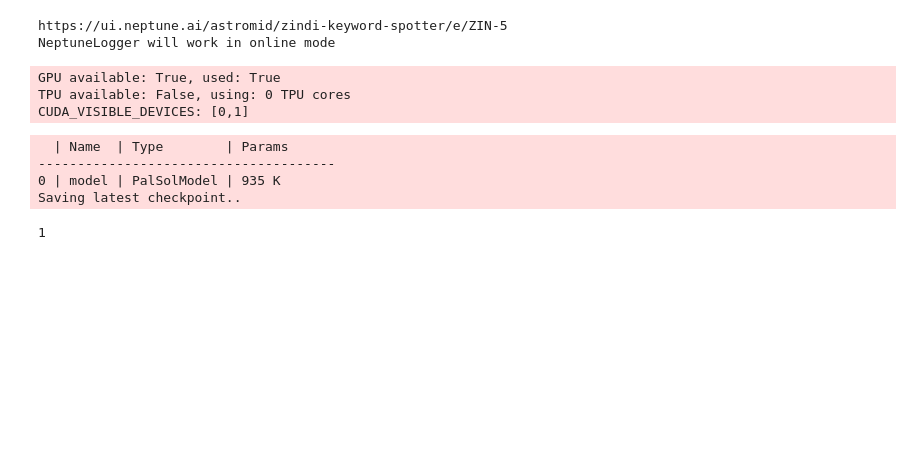
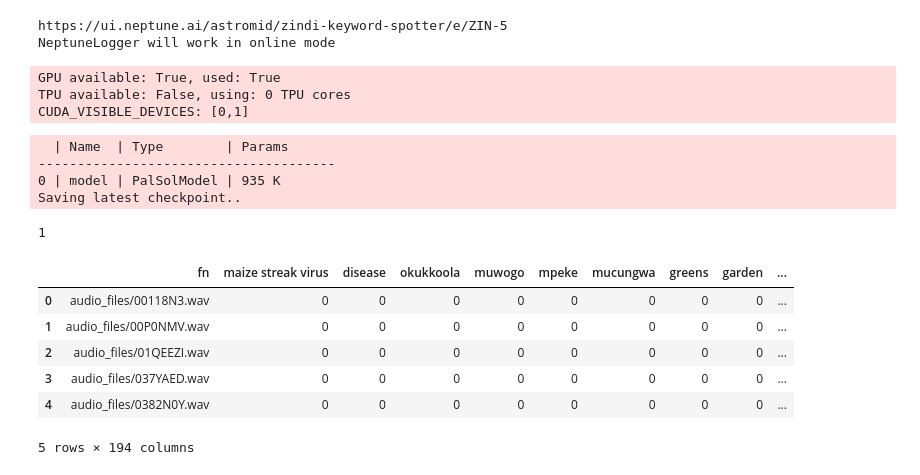
Before and after one commit to astromid/zindi-keyword-spotter, a Jupyter notebook: notebooks/test.ipynb, the cells around one changed output. Drawn from its saved outputs; the diff is of its cells as text; code cells hidden in the pictures; blank space fills up the shorter version.

```diff
--- a/notebooks/test.ipynb
+++ b/notebooks/test.ipynb
@@ -65,4 +65,4 @@ trainer.fit(clf, train_loader, val_loader)
 Saving latest checkpoint..
 1
 # %%
-sub = pd.read_csv('../data/SampleSubmission.csv')
+sub = pd.read_csv('../data/raw/SampleSubmission.csv')
@@ -70,0 +69,10 @@ test_paths = [data_dir / path for path in sub['fn'].values]
+# %%
+sub.head()
+# %% [output]
+|  | fn | maize streak virus | disease | okukkoola | muwogo | mpeke | mucungwa | greens | garden | ... |
+| 0 | audio_files/00118N3.wav | 0 | 0 | 0 | 0 | 0 | 0 | 0 | 0 | ... |
+| 1 | audio_files/00P0NMV.wav | 0 | 0 | 0 | 0 | 0 | 0 | 0 | 0 | ... |
+| 2 | audio_files/01QEEZI.wav | 0 | 0 | 0 | 0 | 0 | 0 | 0 | 0 | ... |
+| 3 | audio_files/037YAED.wav | 0 | 0 | 0 | 0 | 0 | 0 | 0 | 0 | ... |
+| 4 | audio_files/0382N0Y.wav | 0 | 0 | 0 | 0 | 0 | 0 | 0 | 0 | ... |
+5 rows × 194 columns
```
Also changed, not shown: parts of 12 cells of this notebook, 6 other files.
